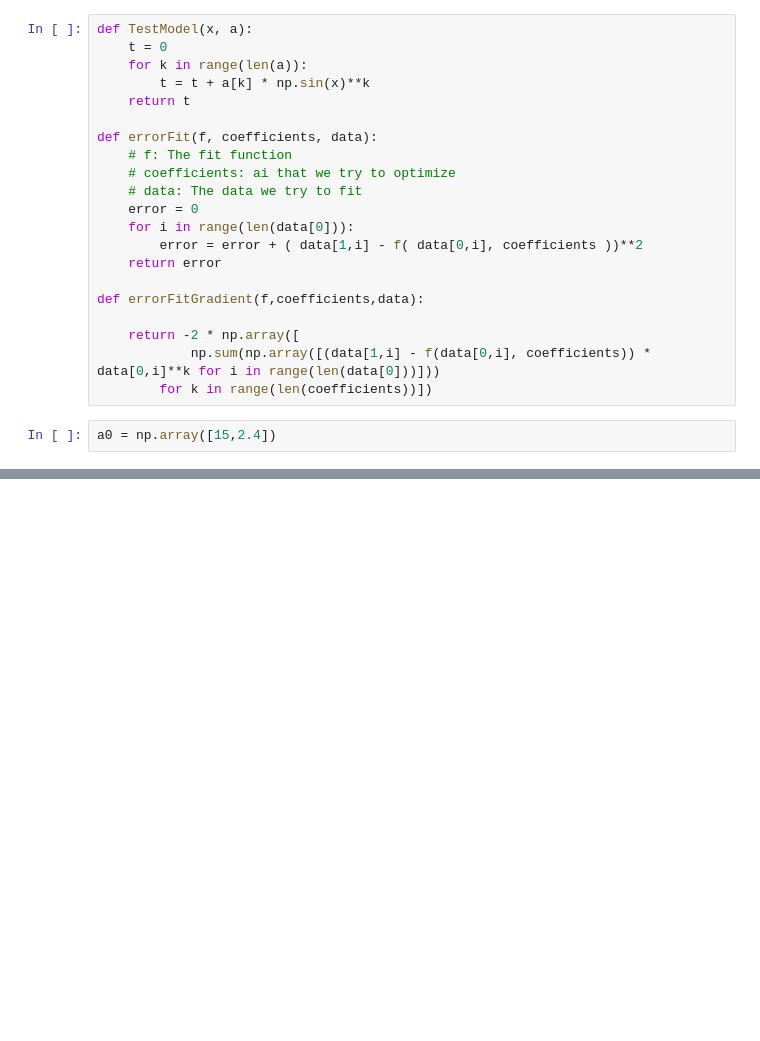
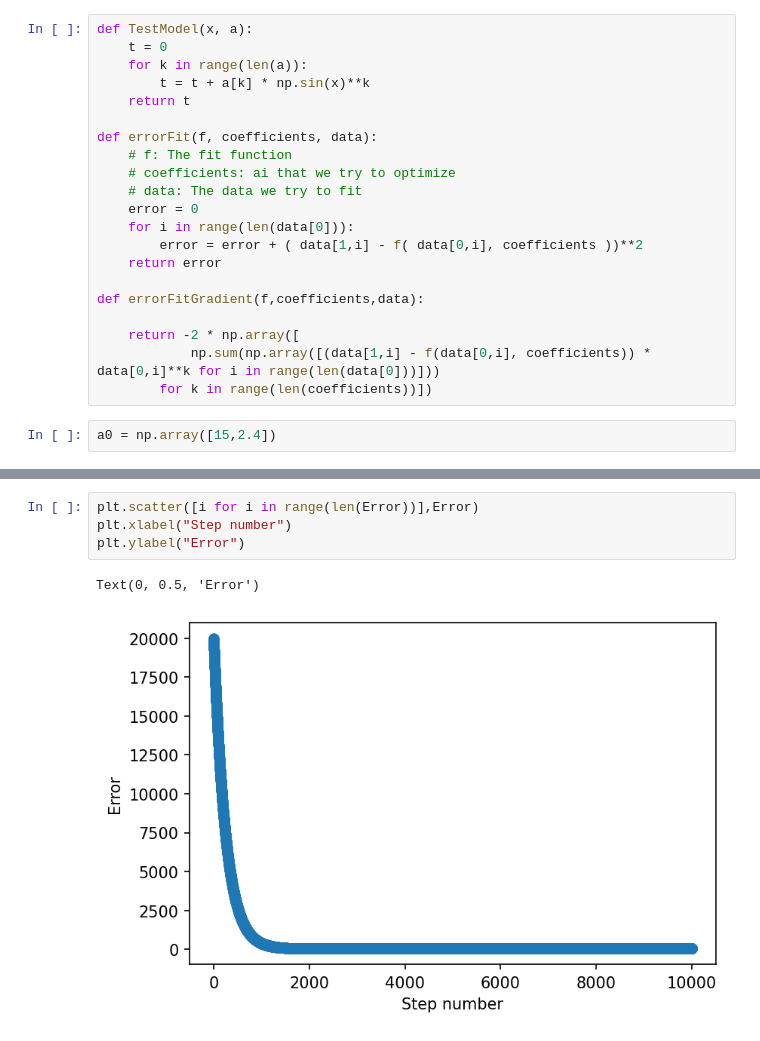
Before and after one commit to Minotakm/Computational_physics_play, a Jupyter notebook: Taylor_and_stuff/excercise1.ipynb, the cells around one changed output, grey strips where cells are left out. Drawn from its saved outputs; the diff is of its cells as text; blank space fills up the shorter version.

```diff
--- a/Taylor_and_stuff/excercise1.ipynb
+++ b/Taylor_and_stuff/excercise1.ipynb
@@ -92,0 +78,7 @@ print(errorFit(TestModel,a0,dataP))
+# %%
+plt.scatter([i for i in range(len(Error))],Error)
+plt.xlabel("Step number")
+plt.ylabel("Error")
+# %% [output]
+Text(0, 0.5, 'Error')
+[figure, added]
```
Also changed, not shown: parts of 4 cells of this notebook, 3 other files.
